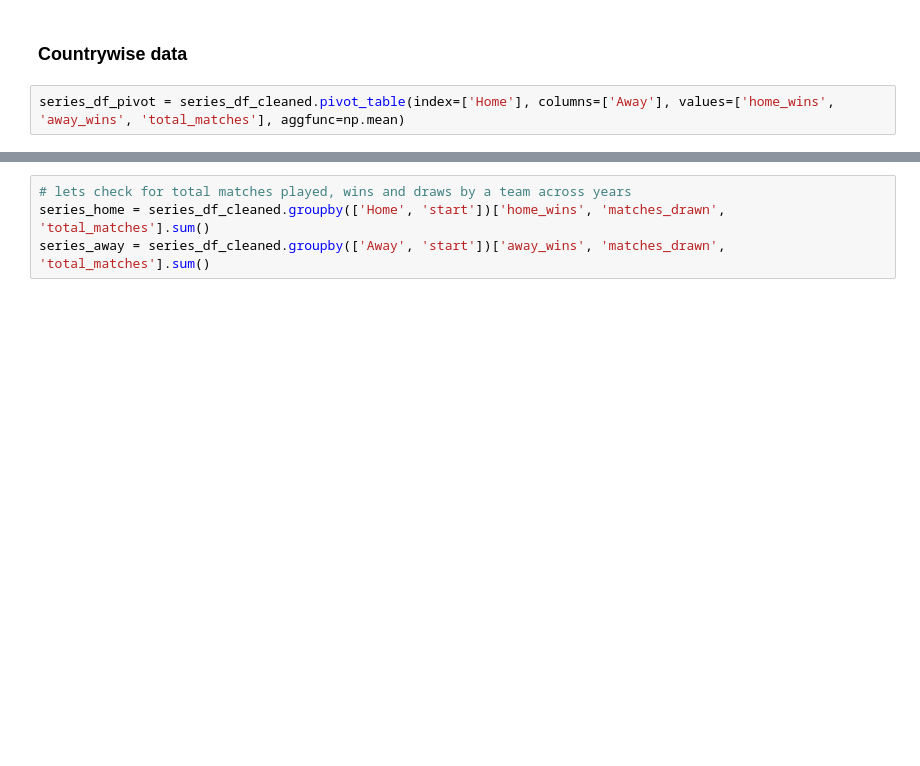
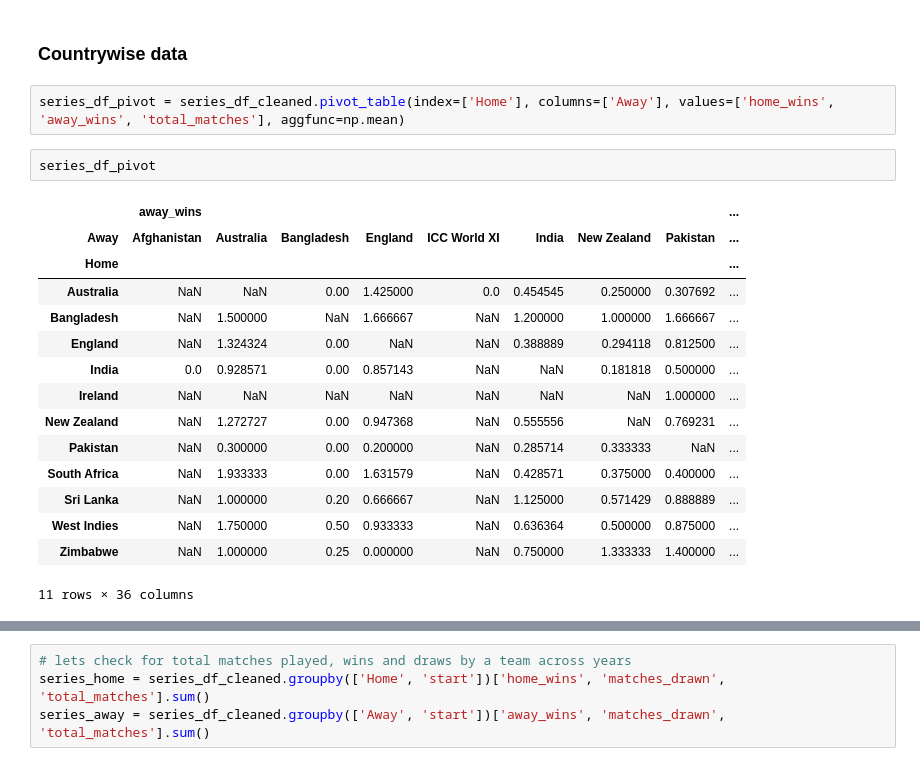
Before and after one commit to si-sa/Cricket-test-series-data, a Jupyter notebook: Cricket all test series web scraped data - Analysis and Exploration.ipynb, the cells around one changed output, grey strips where cells are left out. Cells and saved outputs as stored; diff of their text form; blank space fills up the shorter version.

```diff
--- a/Cricket all test series web scraped data - Analysis and Exploration.ipynb
+++ b/Cricket all test series web scraped data - Analysis and Exploration.ipynb
@@ -484,4 +491,22 @@ Teams who haven't won an away game yet : {'Ireland'}
 ### Countrywise data
 # %%
 series_df_pivot = series_df_cleaned.pivot_table(index=['Home'], columns=['Away'], values=['home_wins', 'away_wins', 'total_matches'], aggfunc=np.mean)
+# %%
+series_df_pivot
+# %% [output]
+|  | away_wins |  |  |  |  |  |  |  | ... |
+| Away | Afghanistan | Australia | Bangladesh | England | ICC World XI | India | New Zealand | Pakistan | ... |
+| Home |  |  |  |  |  |  |  |  | ... |
+| Australia | NaN | NaN | 0.00 | 1.425000 | 0.0 | 0.454545 | 0.250000 | 0.307692 | ... |
+| Bangladesh | NaN | 1.500000 | NaN | 1.666667 | NaN | 1.200000 | 1.000000 | 1.666667 | ... |
+| England | NaN | 1.324324 | 0.00 | NaN | NaN | 0.388889 | 0.294118 | 0.812500 | ... |
+| India | 0.0 | 0.928571 | 0.00 | 0.857143 | NaN | NaN | 0.181818 | 0.500000 | ... |
+| Ireland | NaN | NaN | NaN | NaN | NaN | NaN | NaN | 1.000000 | ... |
+| New Zealand | NaN | 1.272727 | 0.00 | 0.947368 | NaN | 0.555556 | NaN | 0.769231 | ... |
+| Pakistan | NaN | 0.300000 | 0.00 | 0.200000 | NaN | 0.285714 | 0.333333 | NaN | ... |
+| South Africa | NaN | 1.933333 | 0.00 | 1.631579 | NaN | 0.428571 | 0.375000 | 0.400000 | ... |
+| Sri Lanka | NaN | 1.000000 | 0.20 | 0.666667 | NaN | 1.125000 | 0.571429 | 0.888889 | ... |
+| West Indies | NaN | 1.750000 | 0.50 | 0.933333 | NaN | 0.636364 | 0.500000 | 0.875000 | ... |
+| Zimbabwe | NaN | 1.000000 | 0.25 | 0.000000 | NaN | 0.750000 | 1.333333 | 1.400000 | ... |
+11 rows × 36 columns
 # %%
```
Also changed, not shown: parts of 21 cells of this notebook.
